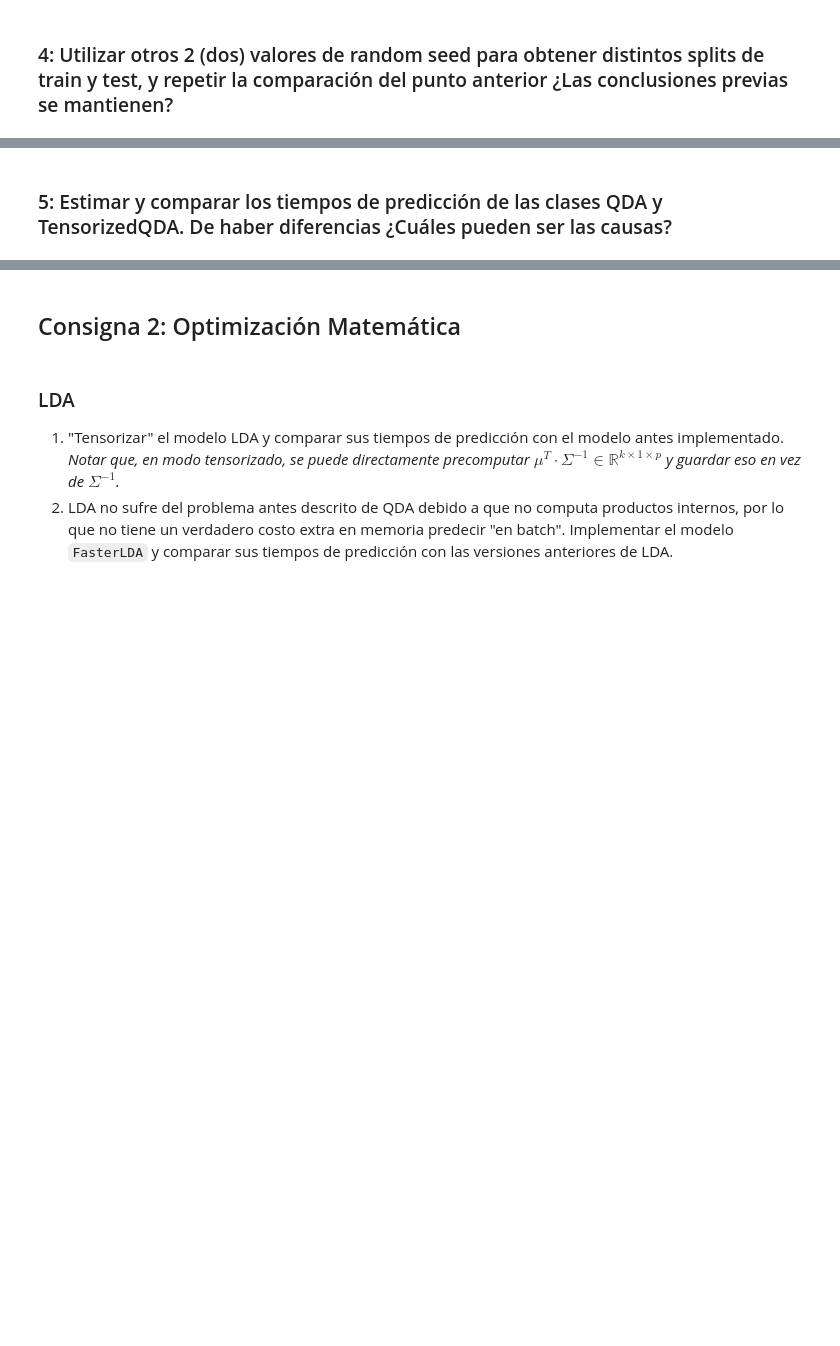
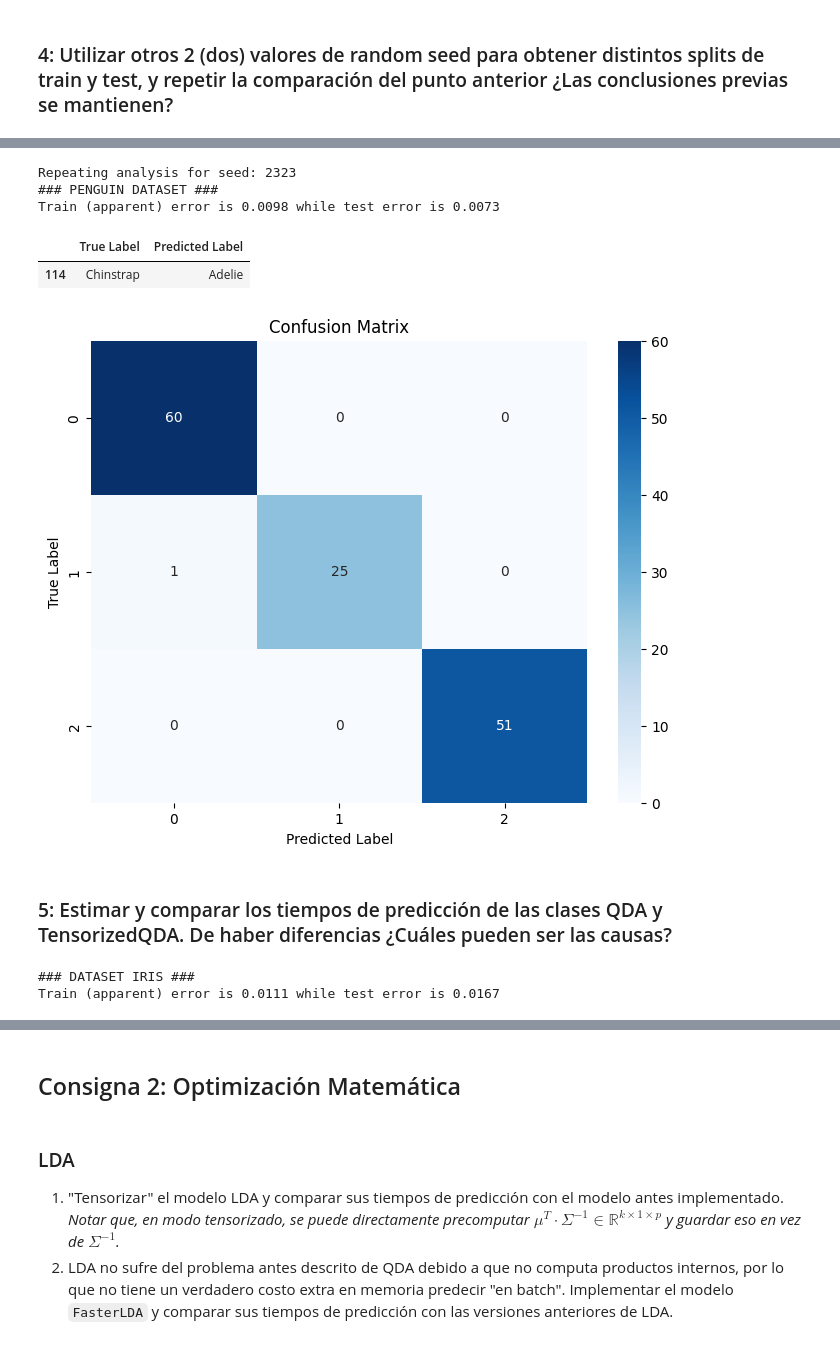
Before and after one commit to FIUBA-CEIA-18Co2024/AMIA-TP3, a Jupyter notebook: notebook.ipynb, the cells around one changed output, grey strips where cells are left out. Saved outputs shown, nothing was run; the diff lists cells and outputs as text; code cells hidden in the pictures; blank space fills up the shorter version.

```diff
--- a/notebook.ipynb
+++ b/notebook.ipynb
@@ -647,2 +684,48 @@ model.predict(test_x_iris)
+# %%
+print(f'Repeating analysis for seed: {RNG_SEED_3}')
+train_x_iris, train_y_iris, test_x_iris, test_y_iris = split_transpose(X_full_iris, y_full_iris, TEST_SIZE, RNG_SEED_3)
+train_x_penguin, train_y_penguin, test_x_penguin, test_y_penguin = split_transpose(X_full_penguin, y_full_penguin, TEST_SIZE, RNG_SEED_3)
+
+# PENGUIN DATASET
+print("### PENGUIN DATASET ###")
+lda.fit(train_x_penguin, train_y_penguin)
+
+train_acc = accuracy(train_y_penguin, lda.predict(train_x_penguin))
+test_acc = accuracy(test_y_penguin, lda.predict(test_x_penguin))
+print(f"Train (apparent) error is {1-train_acc:.4f} while test error is {1-test_acc:.4f}")
+
+# CONFUSION MATRIX
+test_y_flatten = test_y_penguin.flatten()
+test_x_flatten = lda.predict(test_x_penguin).flatten()
+
+df_compare = pd.DataFrame({'True Label': test_y_flatten, 'Predicted Label': test_x_flatten})
+display(df_compare[df_compare['True Label'] != df_compare['Predicted Label']])
+
+# Calcular la matriz de confusión
+cm = confusion_matrix(test_y_flatten, test_x_flatten)
+plot_confusion_matrix(cm=cm)
+# %% [output]
+Repeating analysis for seed: 2323
+### PENGUIN DATASET ###
+Train (apparent) error is 0.0098 while test error is 0.0073
+|  | True Label | Predicted Label |
+| 114 | Chinstrap | Adelie |
+[figure, added]
 # %% [markdown]
 ### 5: Estimar y comparar los tiempos de predicción de las clases QDA y TensorizedQDA. De haber diferencias ¿Cuáles pueden ser las causas?
+# %%
+# SPLIT DATASETS AGAIN WITH ORIGINAL SEED
+train_x_iris, train_y_iris, test_x_iris, test_y_iris = split_transpose(X_full_iris, y_full_iris, TEST_SIZE, RNG_SEED)
+train_x_penguin, train_y_penguin, test_x_penguin, test_y_penguin = split_transpose(X_full_penguin, y_full_penguin, TEST_SIZE, RNG_SEED)
+
+qda_tensor = TensorizedQDA()
+
+# DATASET IRIS
+print("### DATASET IRIS ###")
+qda_tensor.fit(train_x_iris, train_y_iris)
+train_acc = accuracy(train_y_iris, qda_tensor.predict(train_x_iris))
+test_acc = accuracy(test_y_iris, qda_tensor.predict(test_x_iris))
+print(f"Train (apparent) error is {1-train_acc:.4f} while test error is {1-test_acc:.4f}")
+# %% [output]
+### DATASET IRIS ###
+Train (apparent) error is 0.0111 while test error is 0.0167
```
Also changed, not shown: parts of 18 cells of this notebook.
